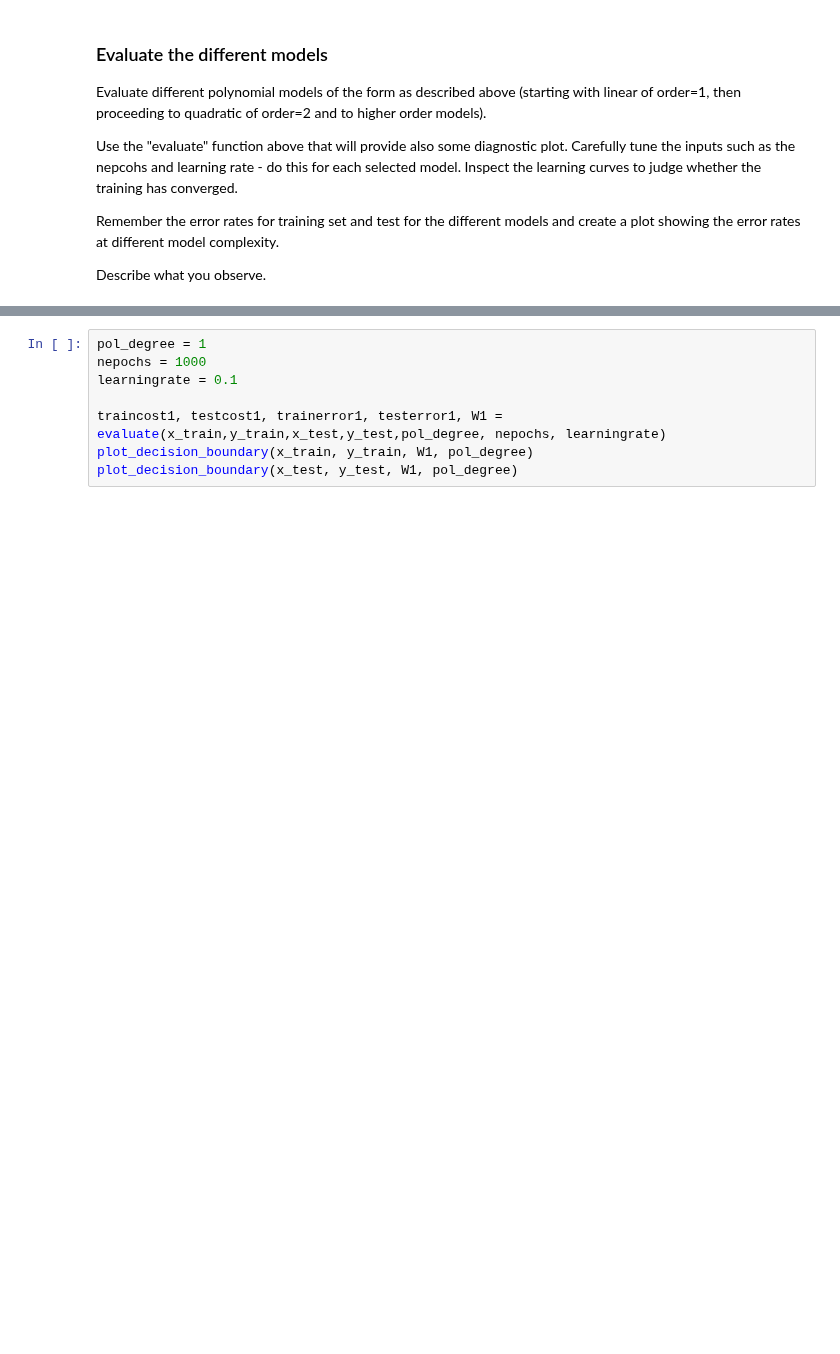
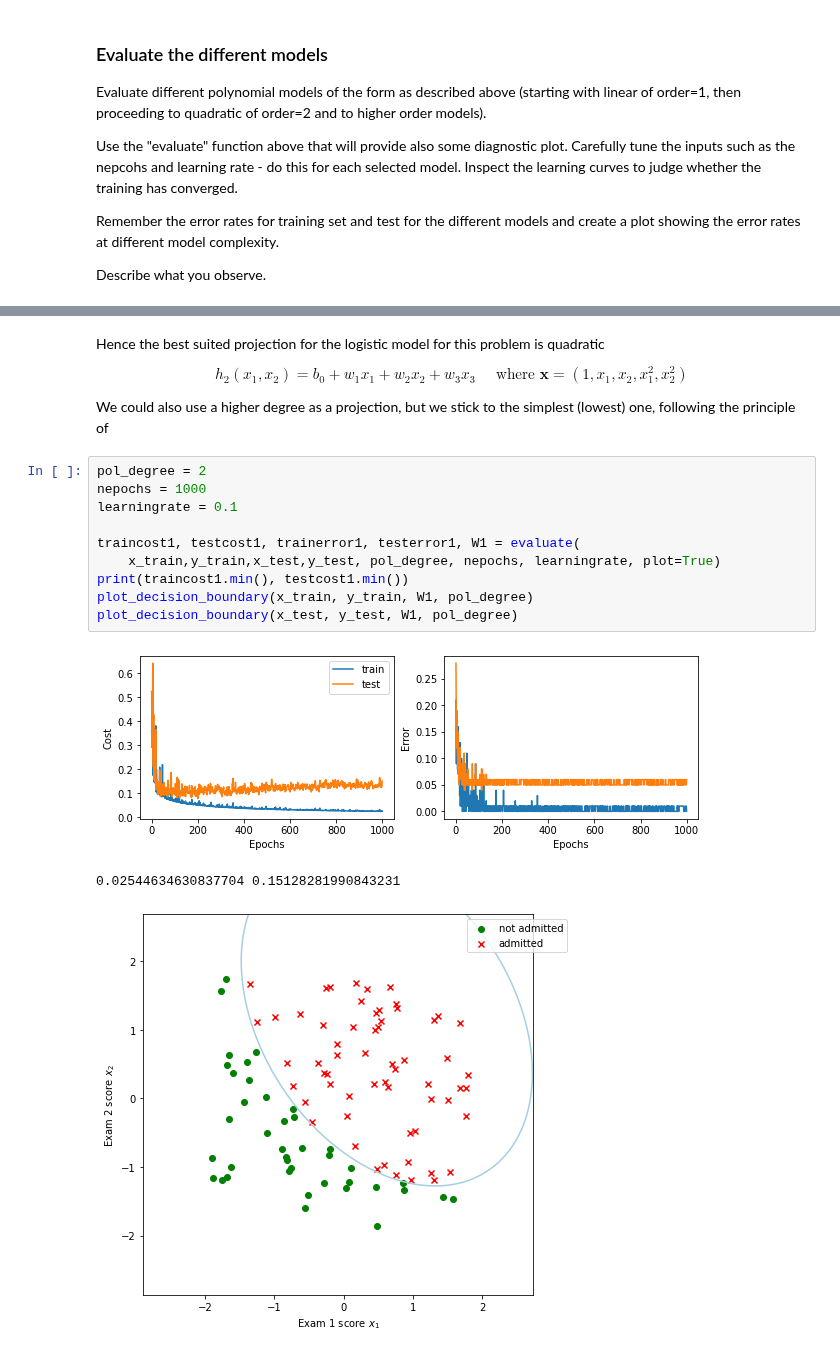
Before and after one commit to FabianGroeger96/mse-deep-learning, a Jupyter notebook: SW04/overfitting_stud.ipynb, the cells around one changed output, grey strips where cells are left out. Cells and saved outputs as stored; diff of their text form; blank space fills up the shorter version.

```diff
--- a/SW04/overfitting_stud.ipynb
+++ b/SW04/overfitting_stud.ipynb
@@ -284,8 +376,22 @@ Describe what you observe.
+# %% [markdown]
+Hence the best suited projection for the logistic model for this problem is quadratic
+
+$$
+h_2(x_1,x_2) = b_0 + w_1x_1 + w_2x_2 + w_3x_3\quad \text{ where } \mathbf{x}=(1,x_1,x_2,x_1^2,x_2^2)
+$$
+
+We could also use a higher degree as a projection, but we stick to the simplest (lowest) one, following the principle of
 # %%
-pol_degree = 1
+pol_degree = 2
 nepochs = 1000
 learningrate = 0.1
 
-traincost1, testcost1, trainerror1, testerror1, W1 = evaluate(x_train,y_train,x_test,y_test,pol_degree, nepochs, learningrate)
+traincost1, testcost1, trainerror1, testerror1, W1 = evaluate(
+    x_train,y_train,x_test,y_test, pol_degree, nepochs, learningrate, plot=True)
+print(traincost1.min(), testcost1.min())
 plot_decision_boundary(x_train, y_train, W1, pol_degree)
 plot_decision_boundary(x_test, y_test, W1, pol_degree)
+# %% [output]
+[figure, added]
+0.02544634630837704 0.15128281990843231
+[figure, added]
```
Also changed, not shown: parts of 12 cells of this notebook, 1 other file.
